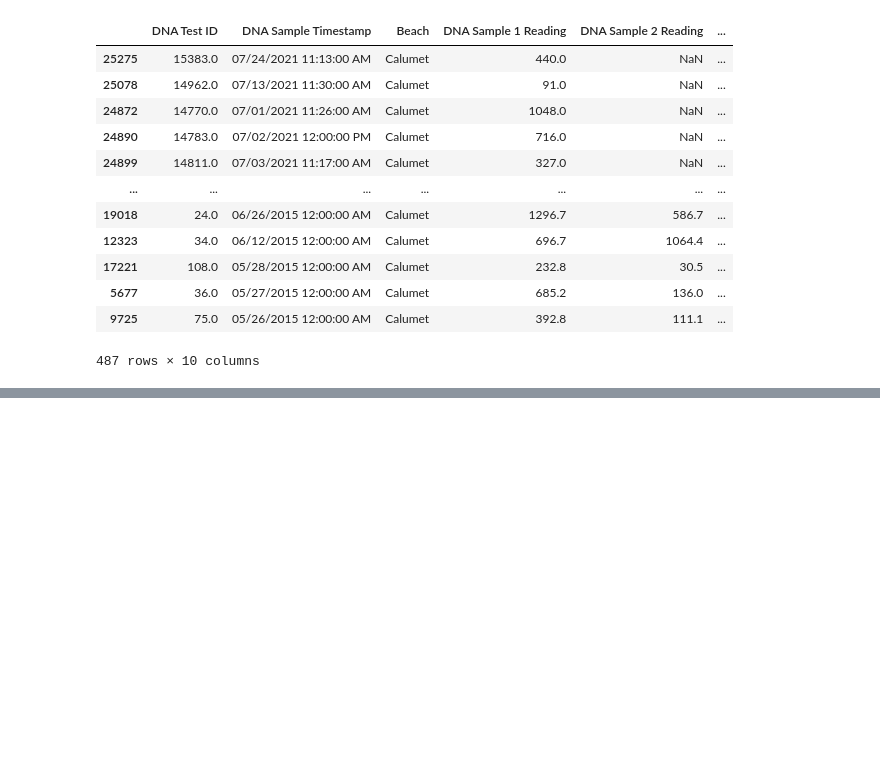
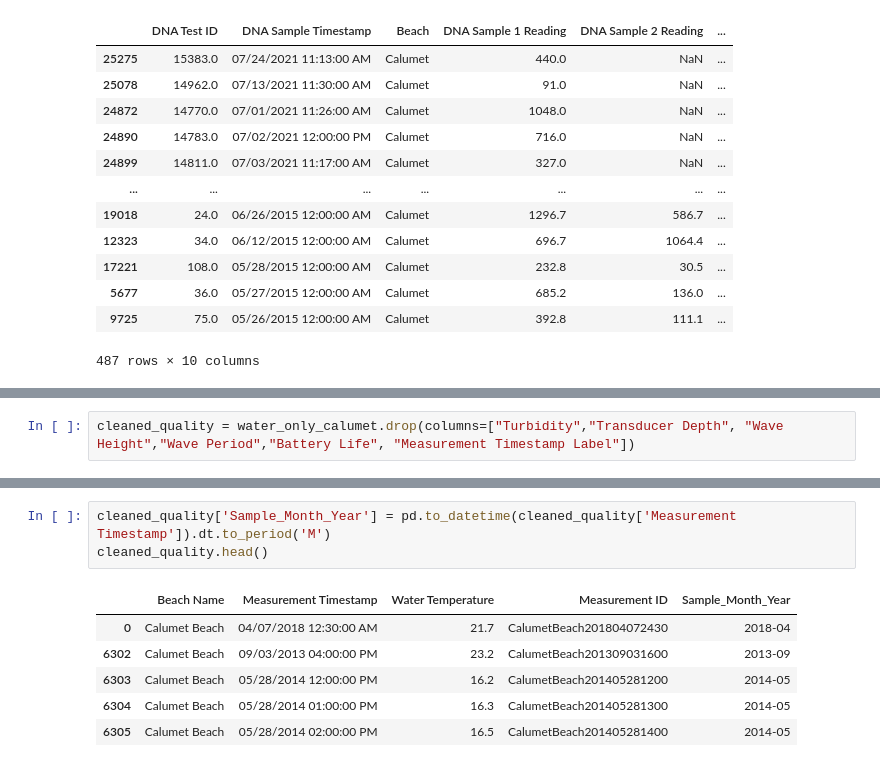
Before and after one commit to danielatuesta55/E_Coli_Chicago_Beaches, a Jupyter notebook: Jupyterlab Notebooks/Data_Cleanup_DNA.ipynb, the cells around one changed output, grey strips where cells are left out. Cells and saved outputs as stored; diff of their text form; blank space fills up the shorter version.

```diff
--- a/Jupyterlab Notebooks/Data_Cleanup_DNA.ipynb
+++ b/Jupyterlab Notebooks/Data_Cleanup_DNA.ipynb
@@ -68,0 +105,2 @@ only_calumet_clean.sort_values('Sample_Month_Year',ascending=False)
+# %%
+cleaned_quality = water_only_calumet.drop(columns=["Turbidity","Transducer Depth", "Wave Height","Wave Period","Battery Life", "Measurement Timestamp Label"])
@@ -68,0 +116,10 @@ only_calumet_clean.sort_values('Sample_Month_Year',ascending=False)
+# %%
+cleaned_quality['Sample_Month_Year'] = pd.to_datetime(cleaned_quality['Measurement Timestamp']).dt.to_period('M')
+cleaned_quality.head()
+# %% [output]
+|  | Beach Name | Measurement Timestamp | Water Temperature | Measurement ID | Sample_Month_Year |
+| 0 | Calumet Beach | 04/07/2018 12:30:00 AM | 21.7 | CalumetBeach201804072430 | 2018-04 |
+| 6302 | Calumet Beach | 09/03/2013 04:00:00 PM | 23.2 | CalumetBeach201309031600 | 2013-09 |
+| 6303 | Calumet Beach | 05/28/2014 12:00:00 PM | 16.2 | CalumetBeach201405281200 | 2014-05 |
+| 6304 | Calumet Beach | 05/28/2014 01:00:00 PM | 16.3 | CalumetBeach201405281300 | 2014-05 |
+| 6305 | Calumet Beach | 05/28/2014 02:00:00 PM | 16.5 | CalumetBeach201405281400 | 2014-05 |
```
Also changed, not shown: parts of 5 cells of this notebook.
